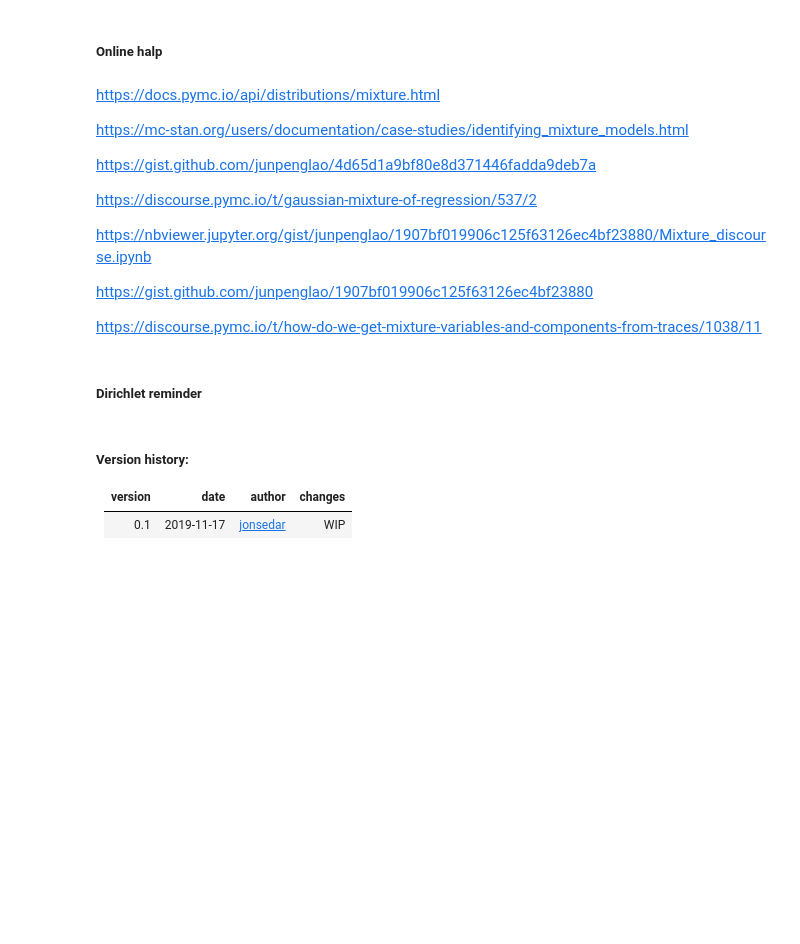
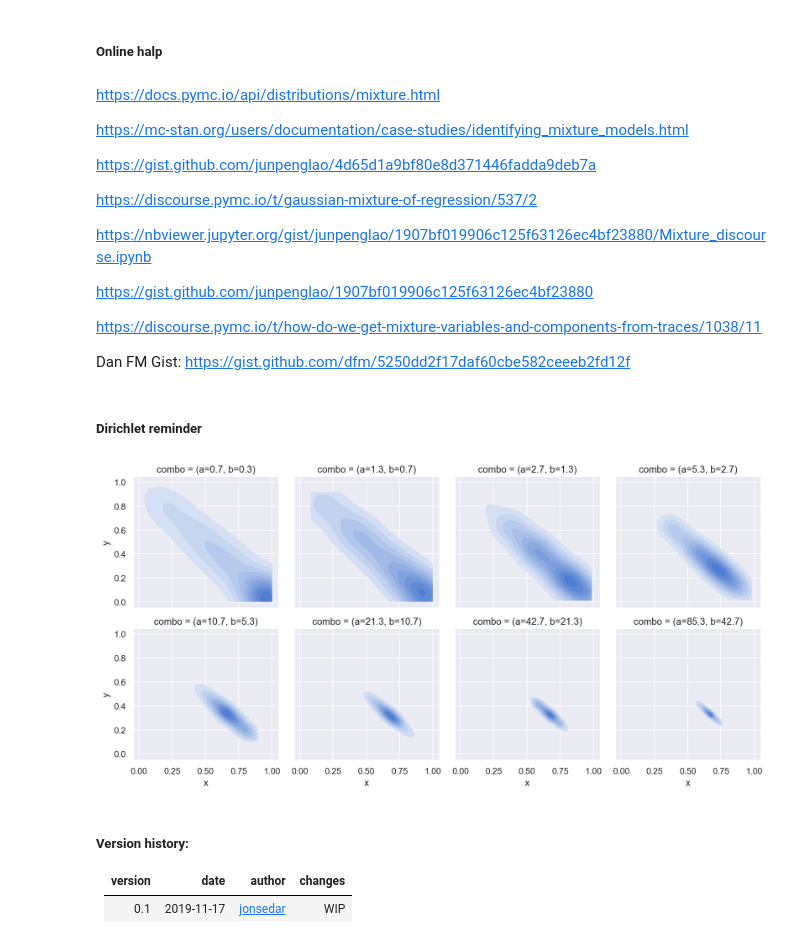
Before and after one commit to jonsedar/pymc3_examples, a Jupyter notebook: notebooks/glm-robust-regression-using-a-gmm-for-outlier-classification.ipynb, the cells around one changed output. Saved outputs shown, nothing was run; the diff lists cells and outputs as text; code cells hidden in the pictures; blank space fills up the shorter version.

```diff
--- a/notebooks/glm-robust-regression-using-a-gmm-for-outlier-classification.ipynb
+++ b/notebooks/glm-robust-regression-using-a-gmm-for-outlier-classification.ipynb
@@ -596,5 +575,8 @@ https://nbviewer.jupyter.org/gist/junpenglao/1907bf019906c125f63126ec4bf23880/Mi
 https://gist.github.com/junpenglao/1907bf019906c125f63126ec4bf23880
 
 https://discourse.pymc.io/t/how-do-we-get-mixture-variables-and-components-from-traces/1038/11
+
+
+Dan FM Gist: https://gist.github.com/dfm/5250dd2f17daf60cbe582ceeeb2fd12f
 # %% [markdown]
 ##### Dirichlet reminder
@@ -605,3 +583,17 @@ https://discourse.pymc.io/t/how-do-we-get-mixture-variables-and-components-from-
+# %%
+l = []
+for a, b in zip(2**np.arange(0, 8, 1) - 2**np.arange(0, 8, 1)/3, 2**np.arange(0, 8, 1)/3):
+
+    # df = pd.DataFrame(np.random.dirichlet(alpha=[a, b], size=100), columns=['x', 'y'])
+    df = pd.DataFrame(pm.Dirichlet.dist(a=np.array([a, b])).random(size=100), columns=['x', 'y'])
+    df['combo'] = '(a={:.1f}, b={:.1f})'.format(a, b)
+    l.append(df)
+
+dfp = pd.concat(l, axis=0)
+gd = sns.FacetGrid(col='combo', data=dfp, col_wrap=4)
+_ = gd.map(sns.kdeplot, 'x', 'y', shade=True, shade_lowest=False, cut=0)
+# %% [output]
+[figure, added]
 # %% [markdown]
 ##### Version history:
 
```
Also changed, not shown: parts of 22 cells of this notebook.
